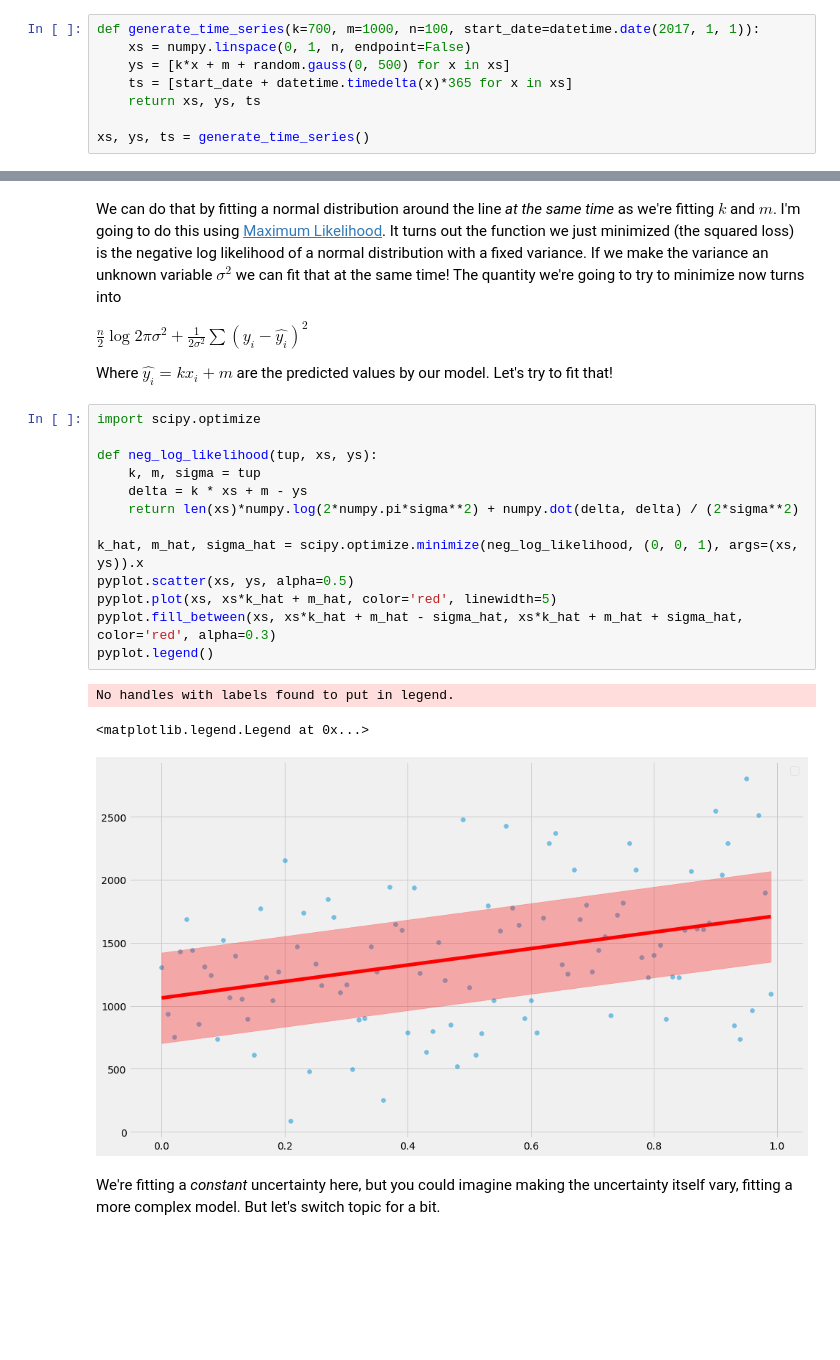
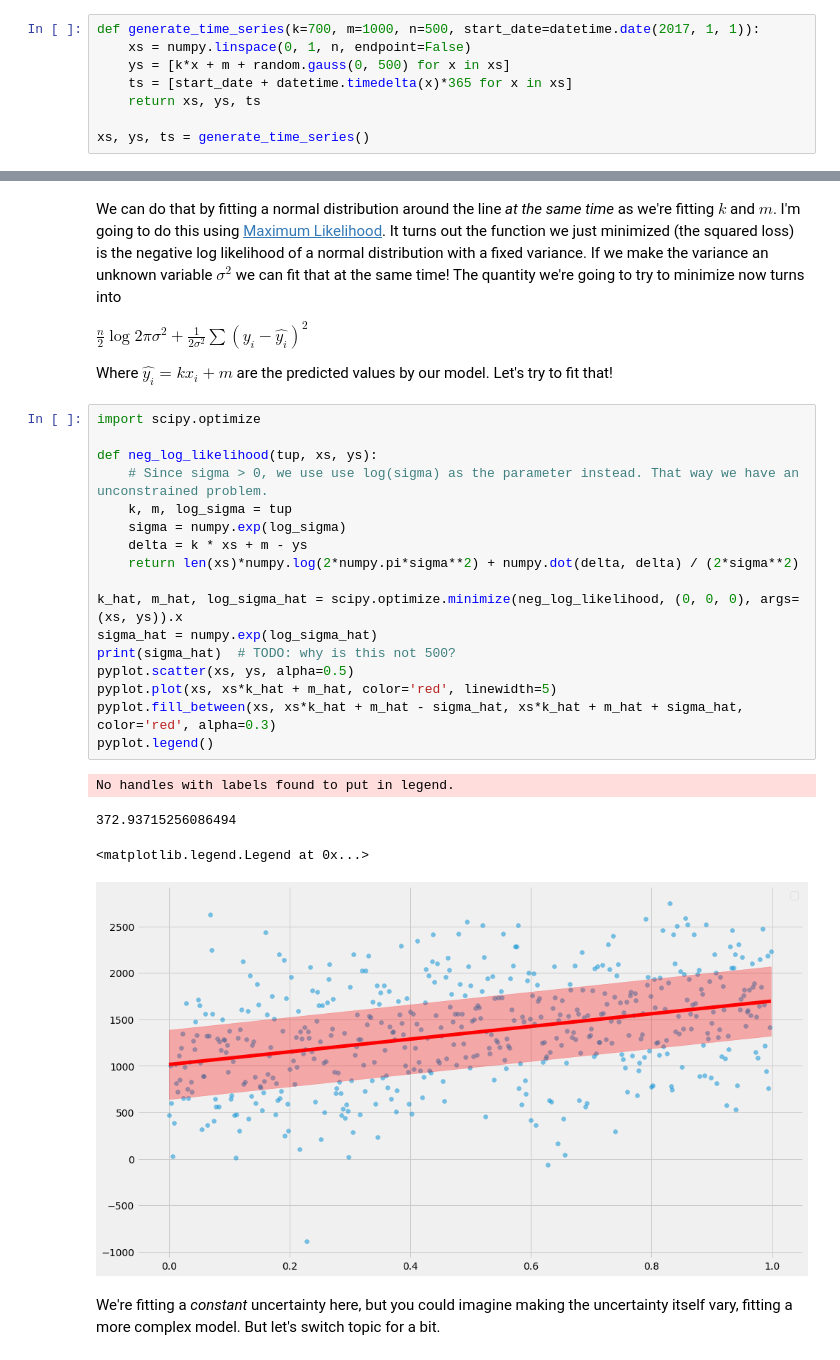
Before and after one commit to erikbern/uncertainty, a Jupyter notebook: notebook.ipynb, the cells around one changed output, grey strips where cells are left out. Drawn from its saved outputs; the diff is of its cells as text; blank space fills up the shorter version.

```diff
--- a/notebook.ipynb
+++ b/notebook.ipynb
@@ -9,7 +9,7 @@ I made a New Year's resolution that I would include uncertainty estimates in eve
 
 I don't believe in learning things without a concrete example, so let's generate some data. We're going to generate a fake time series where the dates range from 2017-01-01 to 2017-12-31 and we have observations for each date indicating maybe an air pressure or something. I don't know, use your imagination :)
 # %%
-def generate_time_series(k=700, m=1000, n=100, start_date=datetime.date(2017, 1, 1)):
+def generate_time_series(k=700, m=1000, n=500, start_date=datetime.date(2017, 1, 1)):
     xs = numpy.linspace(0, 1, n, endpoint=False)
     ys = [k*x + m + random.gauss(0, 500) for x in xs]
     ts = [start_date + datetime.timedelta(x)*365 for x in xs]
@@ -205,20 +177,25 @@ Where $\hat{y_i} = kx_i + m$ are the predicted values by our model. Let's try to
 # %%
 import scipy.optimize
 
 def neg_log_likelihood(tup, xs, ys):
-    k, m, sigma = tup
+    # Since sigma > 0, we use use log(sigma) as the parameter instead. That way we have an unconstrained problem.
+    k, m, log_sigma = tup
+    sigma = numpy.exp(log_sigma)
     delta = k * xs + m - ys
     return len(xs)*numpy.log(2*numpy.pi*sigma**2) + numpy.dot(delta, delta) / (2*sigma**2)
 
-k_hat, m_hat, sigma_hat = scipy.optimize.minimize(neg_log_likelihood, (0, 0, 1), args=(xs, ys)).x
+k_hat, m_hat, log_sigma_hat = scipy.optimize.minimize(neg_log_likelihood, (0, 0, 0), args=(xs, ys)).x
+sigma_hat = numpy.exp(log_sigma_hat)
+print(sigma_hat)  # TODO: why is this not 500?
 pyplot.scatter(xs, ys, alpha=0.5)
 pyplot.plot(xs, xs*k_hat + m_hat, color='red', linewidth=5)
 pyplot.fill_between(xs, xs*k_hat + m_hat - sigma_hat, xs*k_hat + m_hat + sigma_hat, color='red', alpha=0.3)
 pyplot.legend()
 # %% [output]
 No handles with labels found to put in legend.
-<matplotlib.legend.Legend at 0x...>
+372.93715256086494
+<matplotlib.legend.Legend at 0x...>
-[figure, old version]
+[figure, new version]
 # %% [markdown]
 We're fitting a _constant_ uncertainty here, but you could imagine making the uncertainty itself vary, fitting a more complex model. But let's switch topic for a bit.
 # %% [markdown]
```
Also changed, not shown: parts of 18 cells of this notebook.
